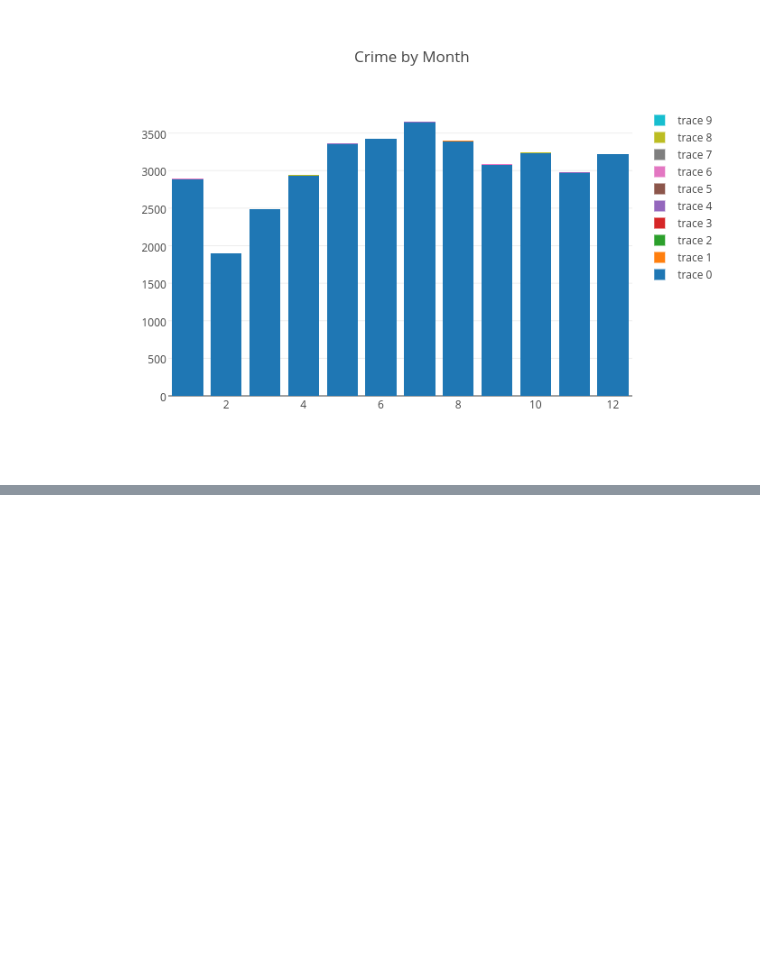
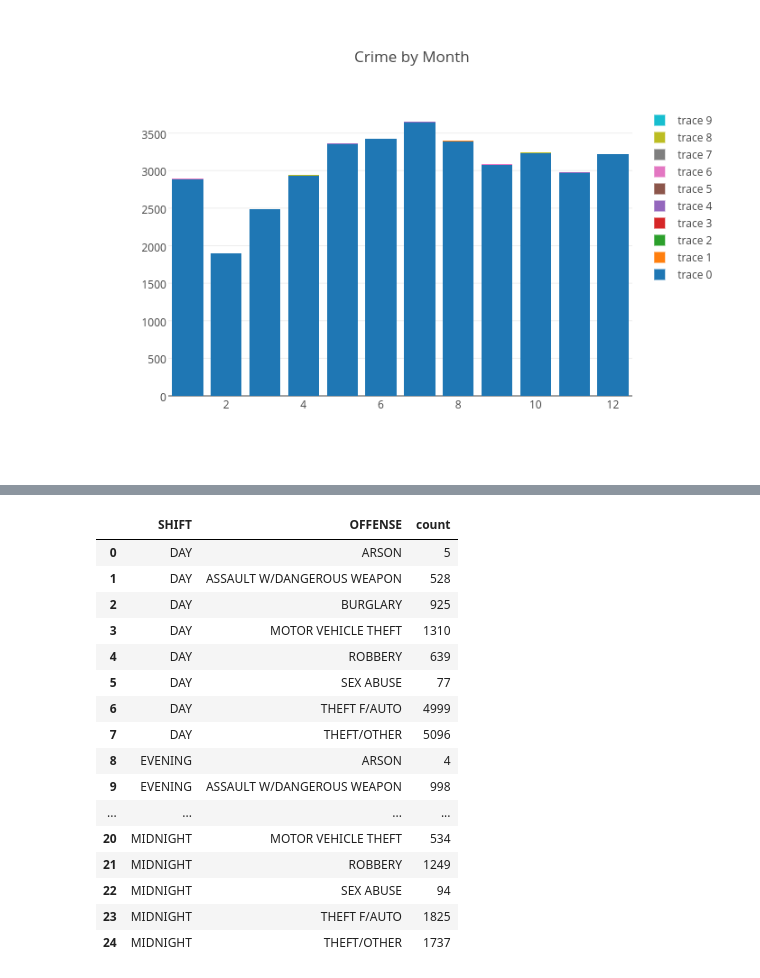
Before and after one commit to elkinst65/MSDS7331_Project_DC, a Jupyter notebook: MuraliLab1.ipynb, the cells around one changed output, grey strips where cells are left out. Drawn from its saved outputs; the diff is of its cells as text; code cells hidden in the pictures; blank space fills up the shorter version.

```diff
--- a/MuraliLab1.ipynb
+++ b/MuraliLab1.ipynb
@@ -654,0 +676,22 @@ Image(filename='my_stack_plot.png')
+# %%
+dfMonthHEATINFO = dfsql.groupby( [ "SHIFT","OFFENSE"] ).size().to_frame(name = 'count').reset_index()
+# %%
+ dfMonthHEATINFO
+# %% [output]
+|  | SHIFT | OFFENSE | count |
+| 0 | DAY | ARSON | 5 |
+| 1 | DAY | ASSAULT W/DANGEROUS WEAPON | 528 |
+| 2 | DAY | BURGLARY | 925 |
+| 3 | DAY | MOTOR VEHICLE THEFT | 1310 |
+| 4 | DAY | ROBBERY | 639 |
+| 5 | DAY | SEX ABUSE | 77 |
+| 6 | DAY | THEFT F/AUTO | 4999 |
+| 7 | DAY | THEFT/OTHER | 5096 |
+| 8 | EVENING | ARSON | 4 |
+| 9 | EVENING | ASSAULT W/DANGEROUS WEAPON | 998 |
+| ... | ... | ... | ... |
+| 20 | MIDNIGHT | MOTOR VEHICLE THEFT | 534 |
+| 21 | MIDNIGHT | ROBBERY | 1249 |
+| 22 | MIDNIGHT | SEX ABUSE | 94 |
+| 23 | MIDNIGHT | THEFT F/AUTO | 1825 |
+| 24 | MIDNIGHT | THEFT/OTHER | 1737 |
```
Also changed, not shown: parts of 11 cells of this notebook.
